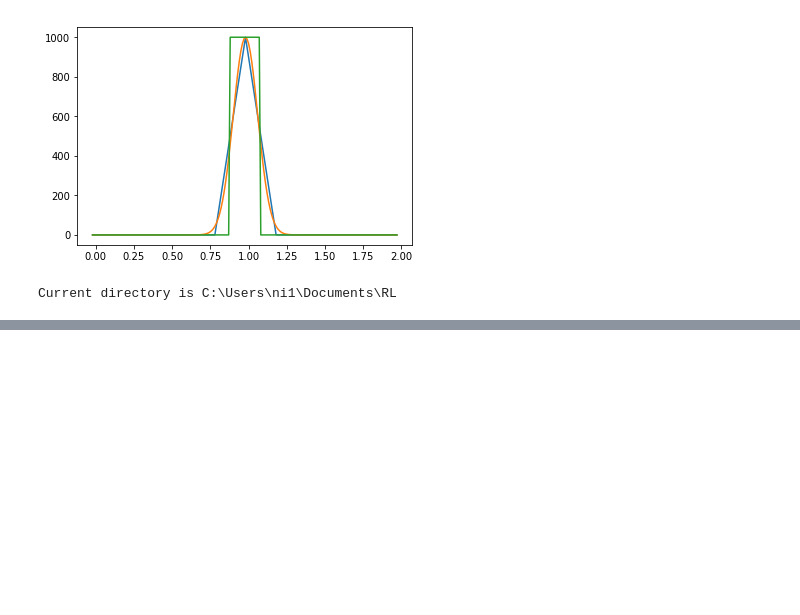
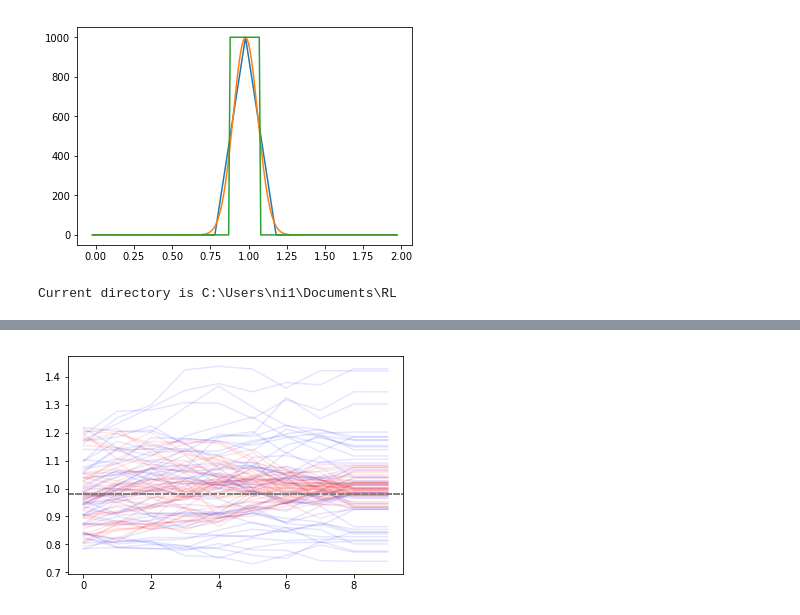
Before and after one commit to ramav87/KMCEnvironment, a Jupyter notebook: kmc-openai-env/supporting files/gym 5.6.2019.ipynb, the cells around one changed output, grey strips where cells are left out. Cells and saved outputs as stored; diff of their text form; code cells hidden in the pictures; blank space fills up the shorter version.

```diff
--- a/kmc-openai-env/supporting files/gym 5.6.2019.ipynb
+++ b/kmc-openai-env/supporting files/gym 5.6.2019.ipynb
@@ -169,0 +227,13 @@ agent.model.save('RL_DQN_0_98_adj_rates.h5')
+# %%
+rms_vals_dqn=np.load('rms_vals_dqn.npy')
+rms_vals_rand=np.load('rms_vals_rand.npy')
+thickness_vals_dqn=np.load('thickness_vals_dqn.npy')
+thickness_vals_rand=np.load('thickness_vals_rand.npy')
+# %%
+for i in range(50):
+    plt.plot(np.arange(10),rms_vals_dqn[i*10:i*10+10],c='r',alpha=0.1)
+    plt.plot(np.arange(10),rms_vals_rand[i*10:i*10+10],c='b',alpha=0.1)
+    plt.axhline(0.98,linestyle='--',c='0.5')
+plt.show()
+# %% [output]
+[figure, added]
```
Also changed, not shown: parts of 8 cells of this notebook, 4 other files.
